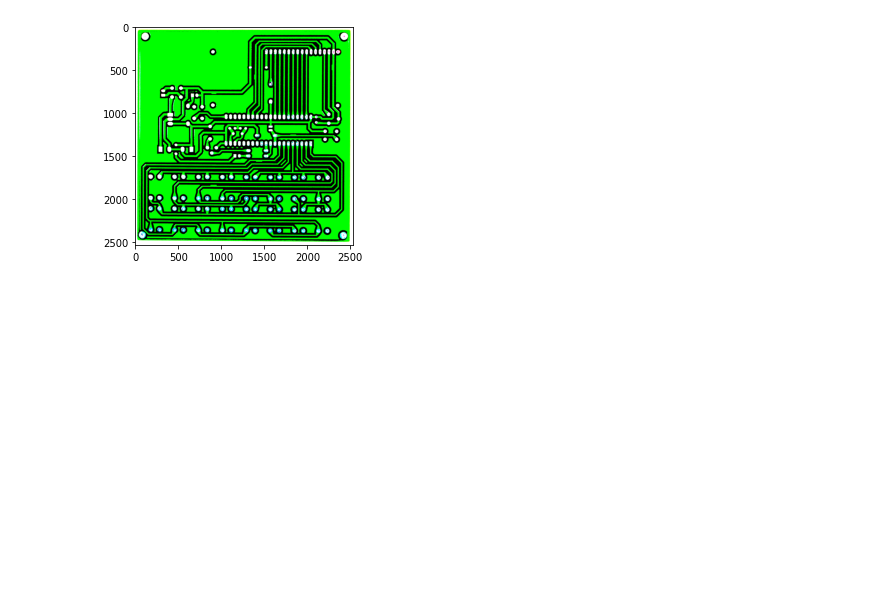
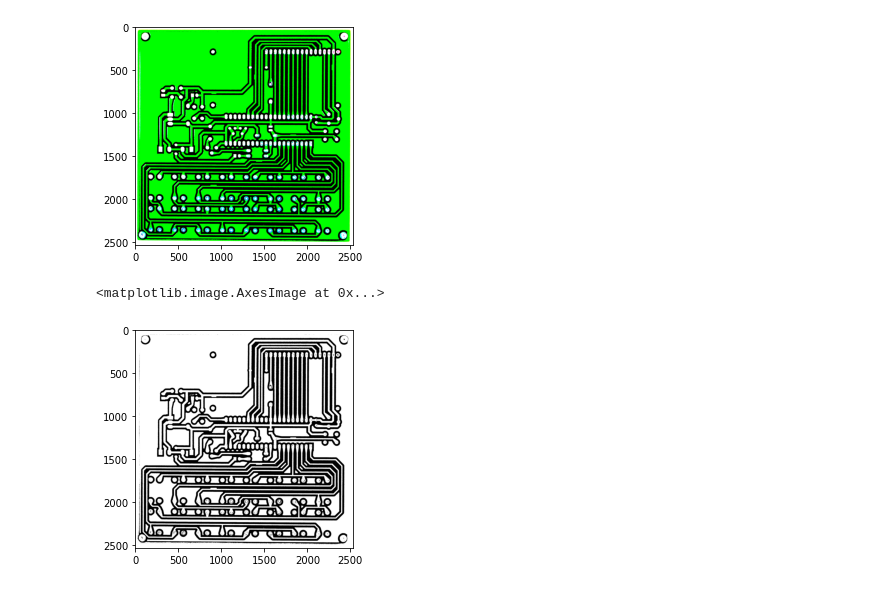
Before and after one commit to hitesh-n/FSM-INT-2022, a Jupyter notebook: Codes/binarization.ipynb, the cells around one changed output. Drawn from its saved outputs; the diff is of its cells as text; code cells hidden in the pictures; blank space fills up the shorter version.

```diff
--- a/Codes/binarization.ipynb
+++ b/Codes/binarization.ipynb
@@ -28,3 +28,12 @@ plt.imshow(bw_img[1])
 # %% [output]
 <matplotlib.image.AxesImage at 0x...>
 [figure]
+# %%
+# issue resolved by using g channel for all rgb
+
+(B, G, R) = cv2.split(bw[1])
+merged = cv2.merge([G, G, G])
+plt.imshow(merged)
+# %% [output]
+<matplotlib.image.AxesImage at 0x...>
+[figure, added]
```
